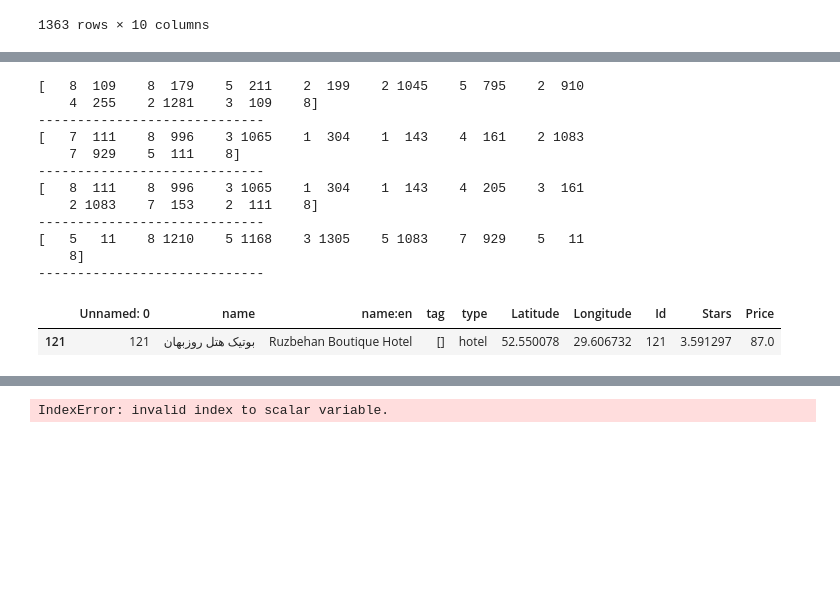
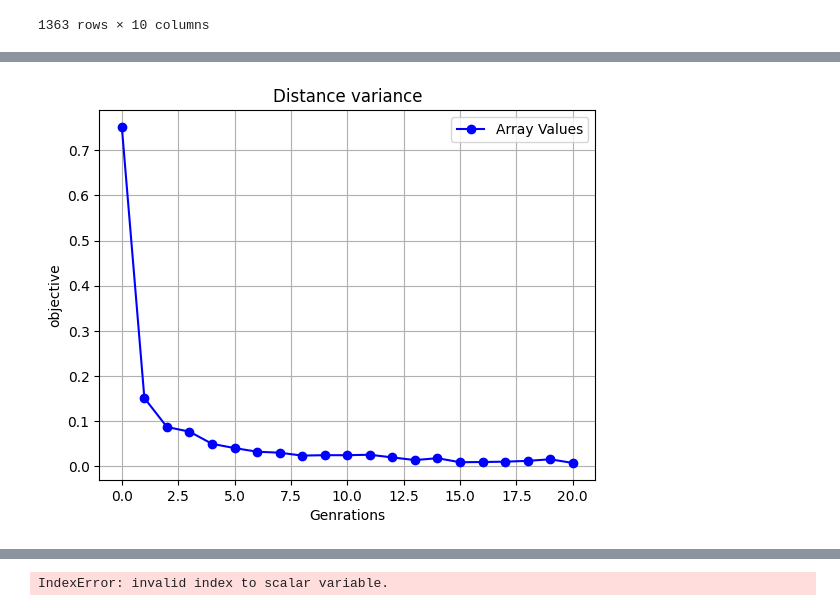
Before and after one commit to hosngholami/RecommenderSystem, a Jupyter notebook: RecommenderSystem.ipynb, the cells around one changed output, grey strips where cells are left out. Saved outputs shown, nothing was run; the diff lists cells and outputs as text; code cells hidden in the pictures; blank space fills up the shorter version.

```diff
--- a/RecommenderSystem.ipynb
+++ b/RecommenderSystem.ipynb
@@ -1229,28 +1159,10 @@ plt.show()
-# %%
-pareto_indices = NonDominatedSorting().do(res.F, only_non_dominated_front=False)  # بدون محدودیت به جبهه اول
-pareto_fronts = [res.F[indices] for indices in pareto_indices]
-pareto_solution = [res.X[indices] for indices in pareto_indices]
-for i, solution in enumerate(pareto_solution[0]):
-
-  print(solution[0:solution[0]*2+5])
-  print('-----------------------------')
-
-# getSingleObjective(pareto_solution[0], GeneticAlgorithmConfig.preference)
-# %% [output]
-[   8  109    8  179    5  211    2  199    2 1045    5  795    2  910
-    4  255    2 1281    3  109    8]
------------------------------
-[   7  111    8  996    3 1065    1  304    1  143    4  161    2 1083
-    7  929    5  111    8]
------------------------------
-[   8  111    8  996    3 1065    1  304    1  143    4  205    3  161
-    2 1083    7  153    2  111    8]
------------------------------
-[   5   11    8 1210    5 1168    3 1305    5 1083    7  929    5   11
-    8]
------------------------------
-# %%
-locations[locations["Id"] == 121]
-# %% [output]
-|  | Unnamed: 0 | name | name:en | tag | type | Latitude | Longitude | Id | Stars | Price |
-| 121 | 121 | بوتیک هتل روزبهان | Ruzbehan Boutique Hotel | [] | hotel | 52.550078 | 29.606732 | 121 | 3.591297 | 87.0 |
+# %%
+plt.plot(GeneticAlgorithmConfig.distance_variance, marker='o', linestyle='-', color='b', label="Array Values")
+plt.xlabel("Genrations")
+plt.ylabel("objective")
+plt.title("Distance variance")
+plt.legend()
+plt.grid(True)
+plt.show()
+# %% [output]
+[figure, added]
```
Also changed, not shown: parts of 8 cells of this notebook.
